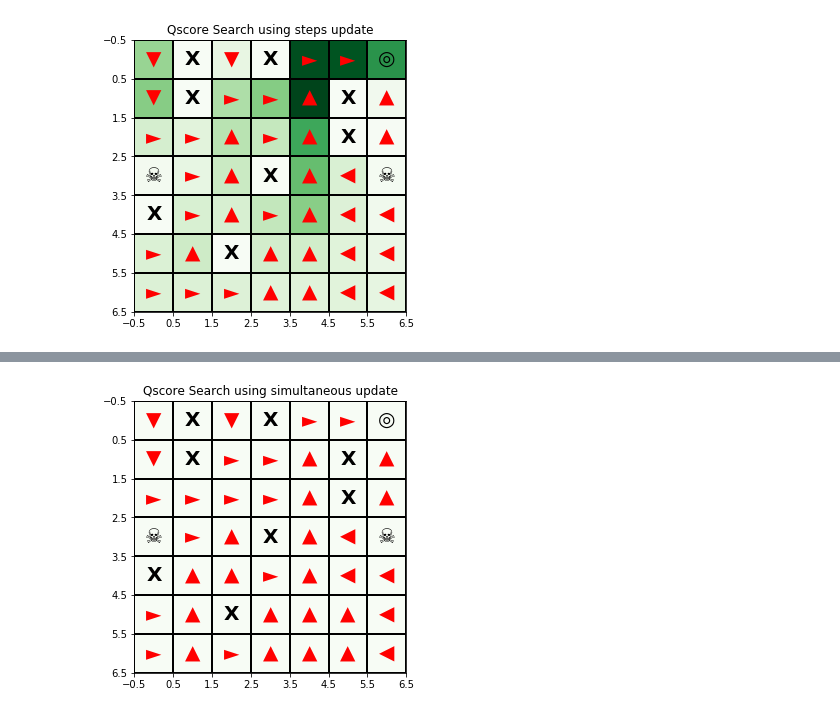
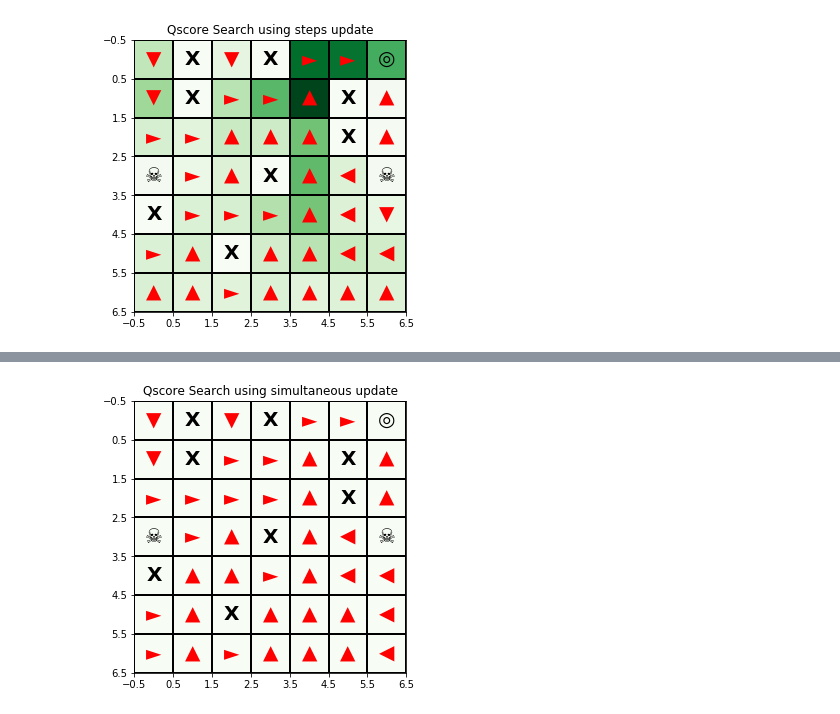
Before and after one commit to chihoxtra/reinforcement_learning, a Jupyter notebook: [PlayAround][Reinforcement Learning].ipynb, the cells around one changed output, grey strips where cells are left out. Saved outputs shown, nothing was run; the diff lists cells and outputs as text; code cells hidden in the pictures.

```diff
--- a/[PlayAround][Reinforcement Learning].ipynb
+++ b/[PlayAround][Reinforcement Learning].ipynb
@@ -562,13 +564,13 @@ p1 = RL_Problem(dimension = (7,7),
 # %%
 ############### Method 1 ########################
 visitedPath = []
-useEligibility=True
-s1 = RL_SearchAgent(p1, alpha = 0.1, gamma = 0.90, initialState = (1,1), useEligibility=useEligibility)
+TDLamda = 1.0 #0-> not use eligibility use TD (1); 1-> use eligibility -> TD (0)
+s1 = RL_SearchAgent(p1, alpha = 0.1, gamma = 0.90, initialState = (1,1), TDLamda=TDLamda)
 
-visitedPath, QscoreDiffHist = s1.trainModelbyTemporalDifference(epoche=500, offPolicyThreshold=0.2)
+visitedPath, QscoreDiffHist = s1.trainModelbyTemporalDifference(epoche=600, offPolicyThreshold=0.2)
 displayRLMaze(p1, s1, visitedPath,'Qscore Search using steps update')
 # %% [output]
-[figure, old version]
+[figure, new version]
 # %%
 plt.plot(QscoreDiffHist)
 # %% [output]
```
Also changed, not shown: parts of 6 cells of this notebook.
